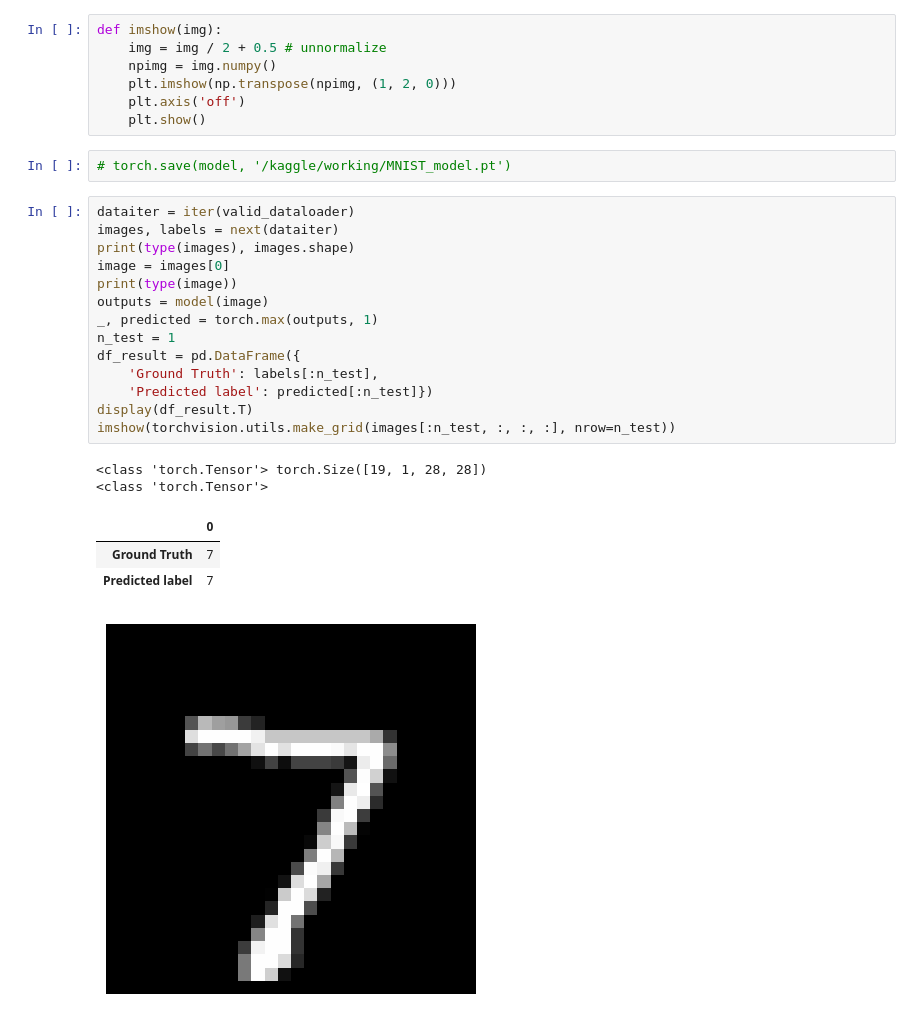
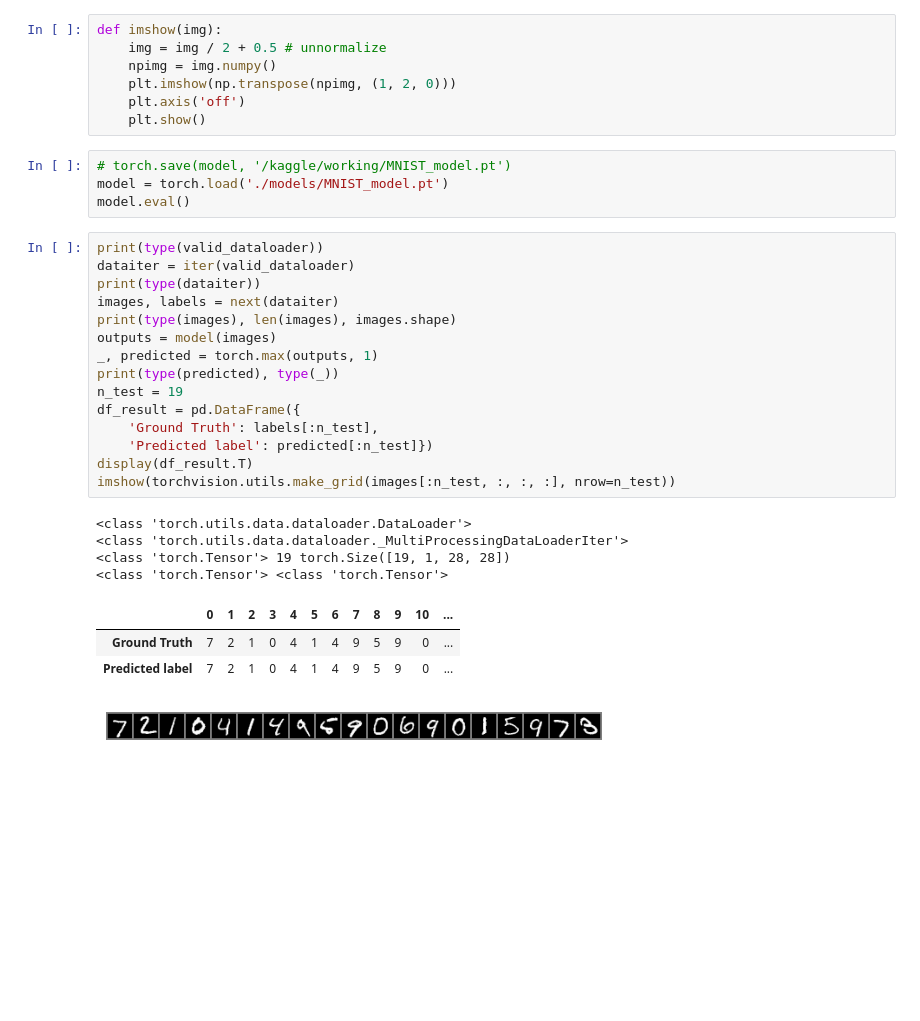
Before and after one commit to guessitsok/cv_project, a Jupyter notebook: mnist_notebook.ipynb, the cells around one changed output. Saved outputs shown, nothing was run; the diff lists cells and outputs as text; blank space fills up the shorter version.

```diff
--- a/mnist_notebook.ipynb
+++ b/mnist_notebook.ipynb
@@ -132,24 +132,29 @@ def imshow(img):
     plt.show()
 # %%
 # torch.save(model, '/kaggle/working/MNIST_model.pt')
+model = torch.load('./models/MNIST_model.pt')
+model.eval()
 # %%
+print(type(valid_dataloader))
 dataiter = iter(valid_dataloader)
+print(type(dataiter))
 images, labels = next(dataiter)
-print(type(images), images.shape)
-image = images[0]
-print(type(image))
-outputs = model(image)
+print(type(images), len(images), images.shape)
+outputs = model(images)
 _, predicted = torch.max(outputs, 1)
-n_test = 1
+print(type(predicted), type(_))
+n_test = 19
 df_result = pd.DataFrame({
     'Ground Truth': labels[:n_test],
     'Predicted label': predicted[:n_test]})
 display(df_result.T)
 imshow(torchvision.utils.make_grid(images[:n_test, :, :, :], nrow=n_test))
 # %% [output]
-<class 'torch.Tensor'> torch.Size([19, 1, 28, 28])
-<class 'torch.Tensor'>
+<class 'torch.utils.data.dataloader.DataLoader'>
+<class 'torch.utils.data.dataloader._MultiProcessingDataLoaderIter'>
+<class 'torch.Tensor'> 19 torch.Size([19, 1, 28, 28])
+<class 'torch.Tensor'> <class 'torch.Tensor'>
-|  | 0 |
-| Ground Truth | 7 |
-| Predicted label | 7 |
+|  | 0 | 1 | 2 | 3 | 4 | 5 | 6 | 7 | 8 | 9 | 10 | ... |
+| Ground Truth | 7 | 2 | 1 | 0 | 4 | 1 | 4 | 9 | 5 | 9 | 0 | ... |
+| Predicted label | 7 | 2 | 1 | 0 | 4 | 1 | 4 | 9 | 5 | 9 | 0 | ... |
-[figure, old version]
+[figure, new version]
```
Also changed, not shown: parts of 3 cells of this notebook.
